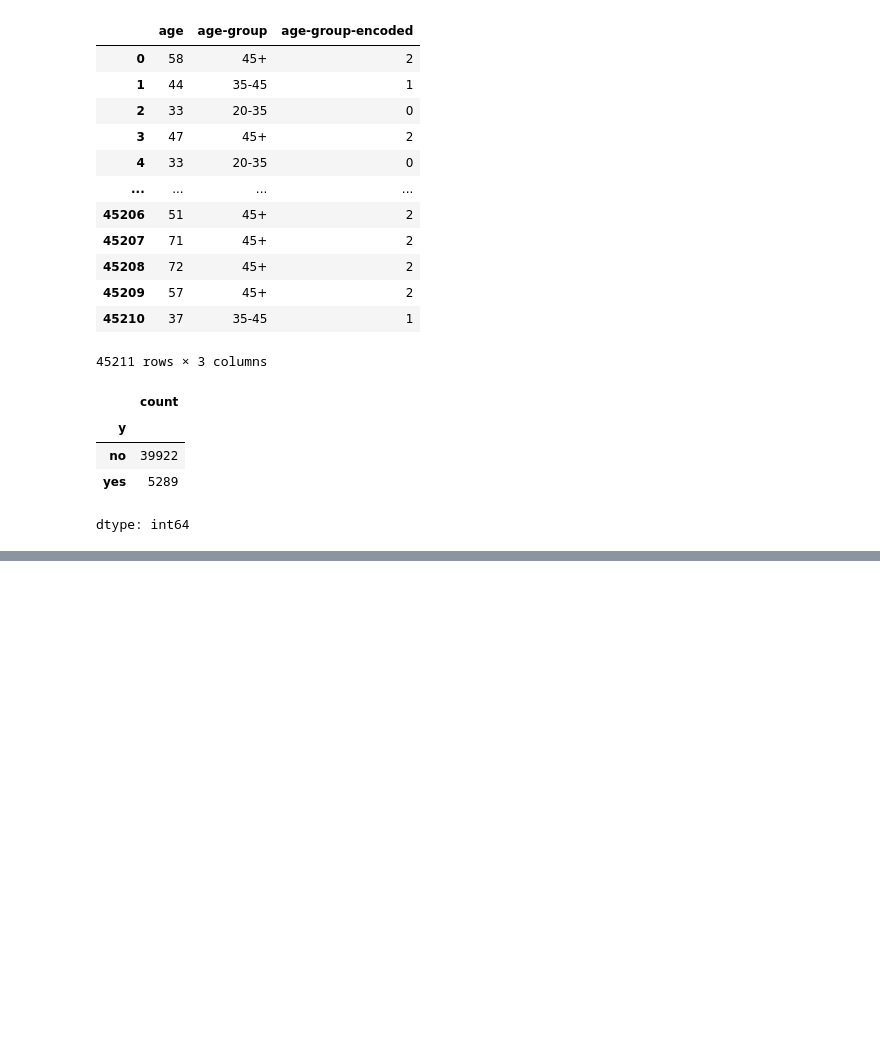
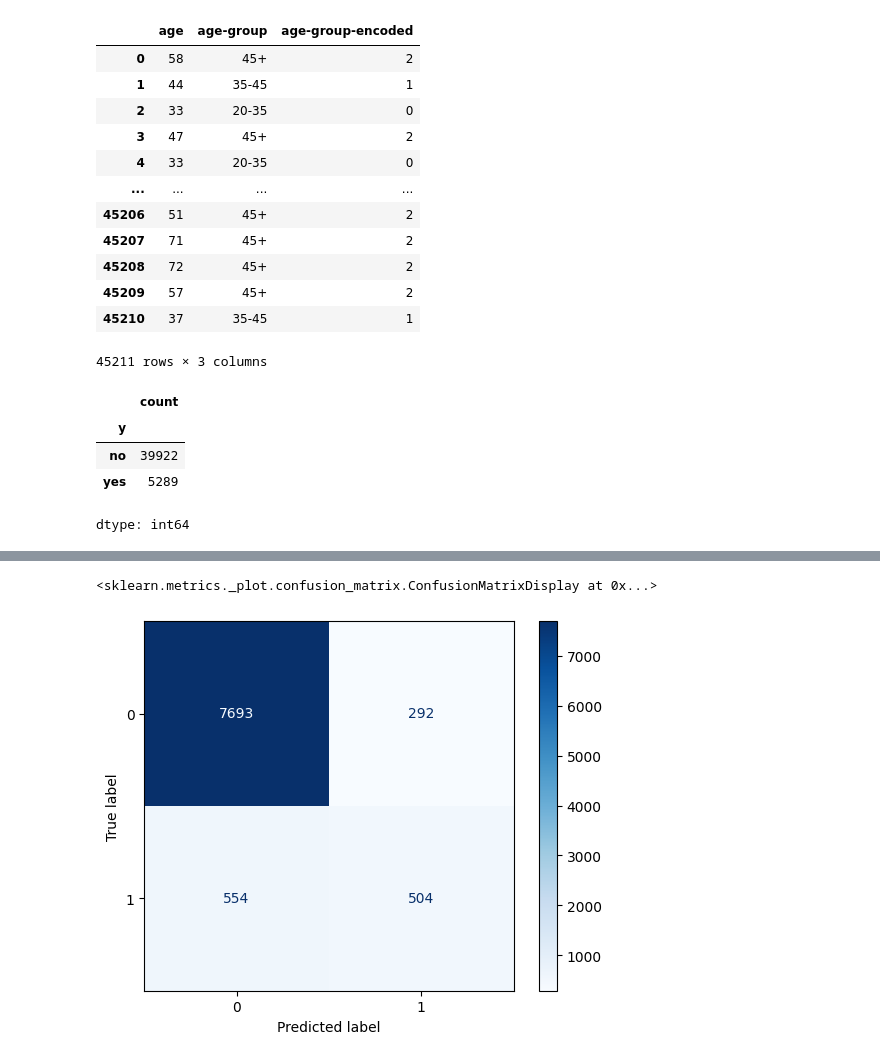
Before and after one commit to rasamie3/byte-by-byte, a Jupyter notebook: bank-marketing/BankMarketing.ipynb, the cells around one changed output, grey strips where cells are left out. Drawn from its saved outputs; the diff is of its cells as text; code cells hidden in the pictures; blank space fills up the shorter version.

```diff
--- a/bank-marketing/BankMarketing.ipynb
+++ b/bank-marketing/BankMarketing.ipynb
@@ -81,0 +82,4 @@ dtype: int64
+# %%
+y = df["y"]
+# %%
+X_train, X_test, y_train, y_test = train_test_split(X, y, test_size=0.2, stratify=y, random_state=42)
@@ -81,0 +105,10 @@ dtype: int64
+# %%
+scale_weight = (y_train == 0).sum() / (y_train == 1).sum()
+
+model = xgb.XGBClassifier(
+    eval_metric="logloss",
+    # scale_pos_weight=scale_weight,
+    enable_categorical = True,
+    random_state=42
+)
+model.fit(X_train, y_train)
@@ -81,0 +128,9 @@ dtype: int64
+# %%
+y_pred = model.predict(X_test)
+# %%
+cm = confusion_matrix(y_test, y_pred, labels=[0, 1])
+disp = ConfusionMatrixDisplay(confusion_matrix=cm, display_labels=[0, 1])
+disp.plot(cmap="Blues")
+# %% [output]
+<sklearn.metrics._plot.confusion_matrix.ConfusionMatrixDisplay at 0x...>
+[figure, added]
```
Also changed, not shown: parts of 22 cells of this notebook.
